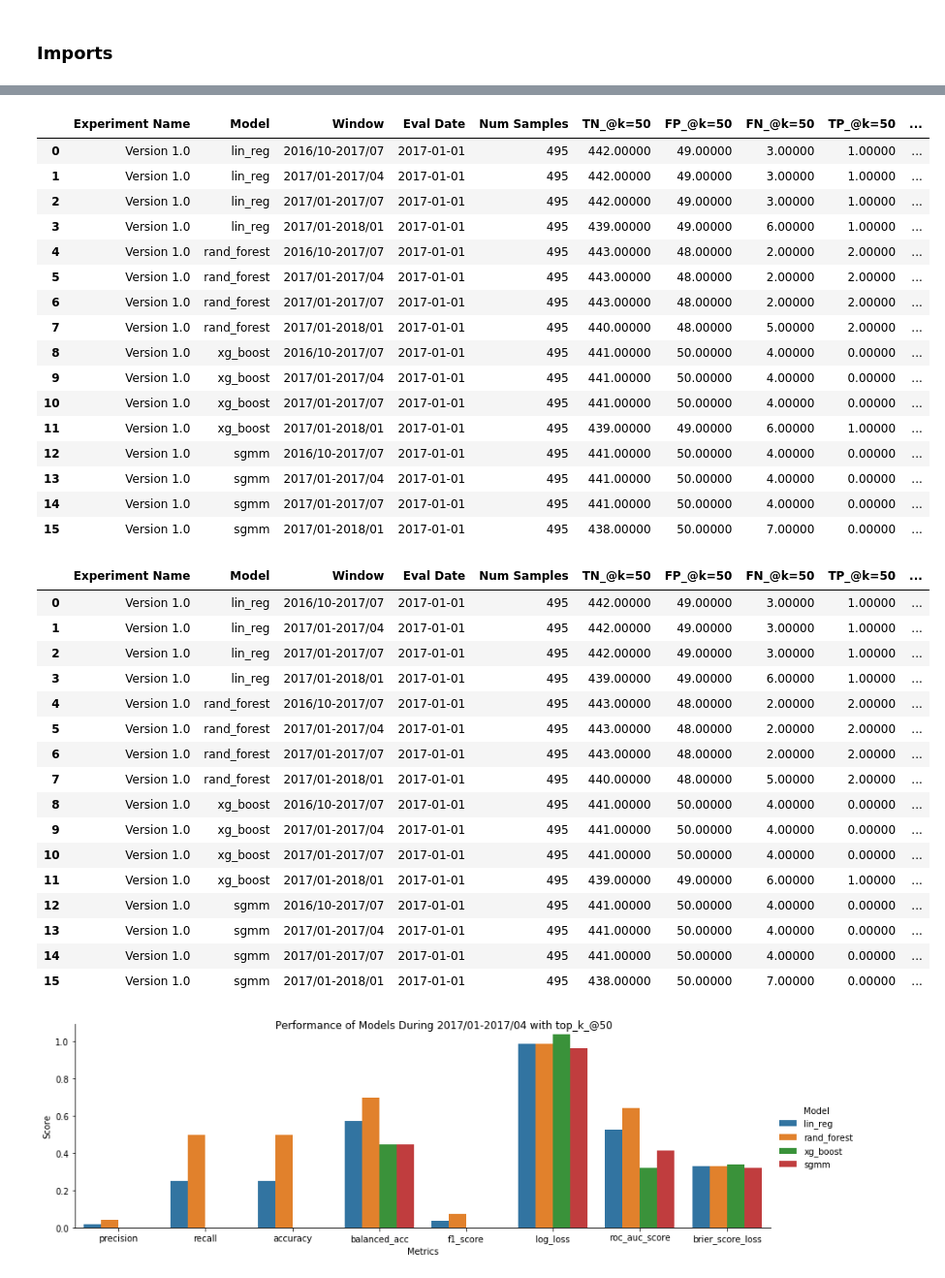
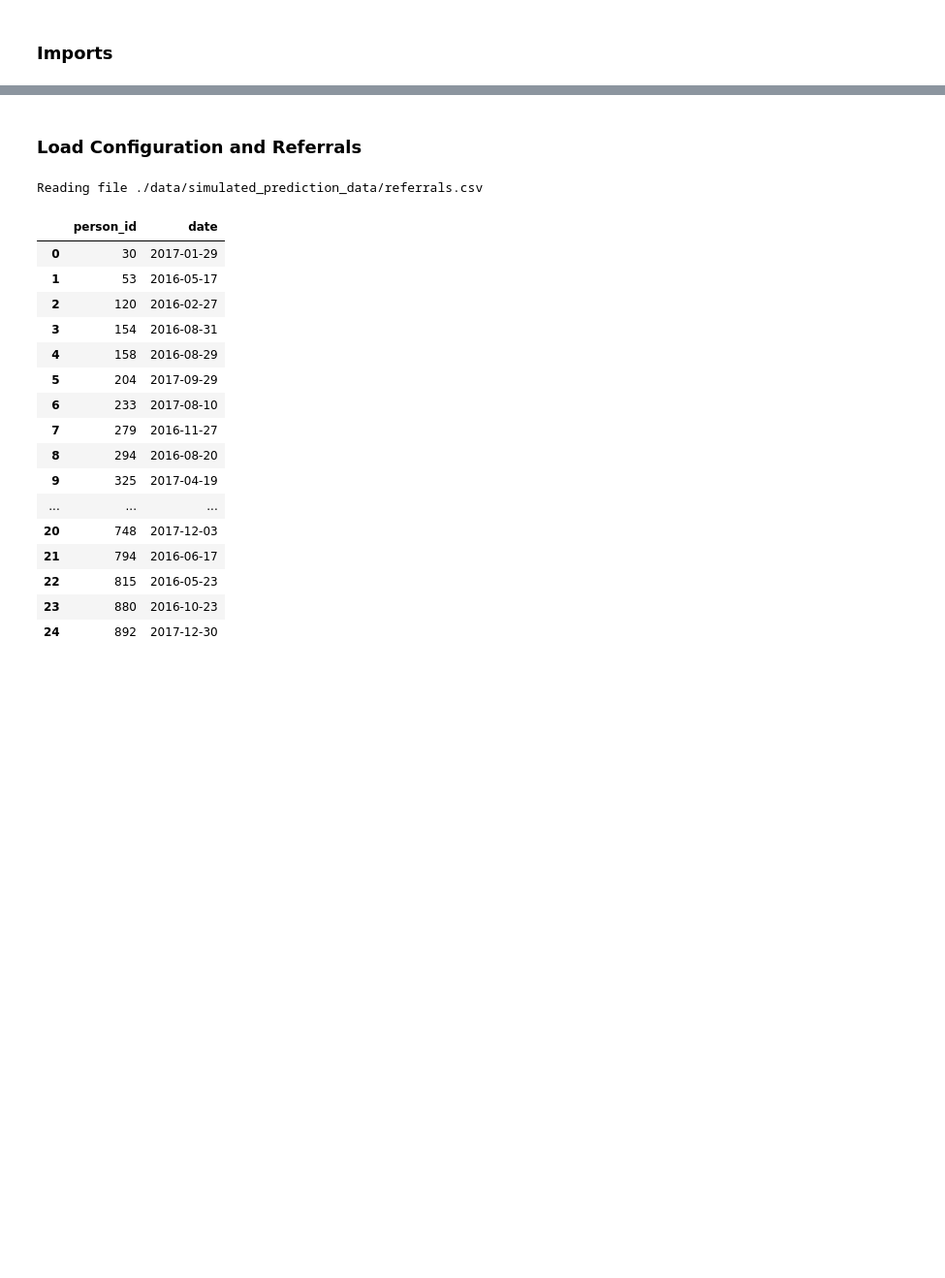
Before and after one commit to nafis-neehal/CDPHP_Evaluation, a Jupyter notebook: Evaluation.ipynb, the cells around one changed output, grey strips where cells are left out. Shown at 97% size. Saved outputs shown, nothing was run; the diff lists cells and outputs as text; code cells hidden in the pictures; blank space fills up the shorter version.

```diff
--- a/Evaluation.ipynb
+++ b/Evaluation.ipynb
@@ -36,46 +37,31 @@ generate_data=False
+# %% [markdown]
+### Load Configuration and Referrals
 # %%
-
-if __name__ == "__main__":
-    c_r, c_e, c_gen, c_aws, c_visual, predictions=Helper.load_configuration(config_file, prediction_files)
-    if generate_data:
-        Synthetic.generate_synthetic_event_data(c_gen) #uncomment if you want to generate synthetic data
-        Synthetic.generate_synthetic_prediction_data(c_gen)   #uncomment if you want to generate synthetic data
-    for c_p in predictions:
-        all_model_evaluations = Evaluate.evaluate(c_p, c_r, c_e)
-        Present.present_evaluation(c_p, c_r, c_e, c_visual, all_model_evaluations)
+#Load Configuration
+c_r, c_e, c_gen, c_aws, c_visual, predictions=Helper.load_configuration(config_file, prediction_files)
+#Generate Data (if required)
+if generate_data:
+    Synthetic.generate_synthetic_event_data(c_gen) #uncomment if you want to generate synthetic data
+    Synthetic.generate_synthetic_prediction_data(c_gen)   #uncomment if you want to generate synthetic data
+#Load Referral Data
+referrals=Helper.read_file(directory=c_r['dir'],file=c_r['file'],file_format=c_r['file_format'],aws=c_r['aws'],bucket= c_r['bucket'])
+referrals
 # %% [output]
+Reading file ./data/simulated_prediction_data/referrals.csv
-|  | Experiment Name | Model | Window | Eval Date | Num Samples | TN_@k=50 | FP_@k=50 | FN_@k=50 | TP_@k=50 | ... |
-| 0 | Version 1.0 | lin_reg | 2016/10-2017/07 | 2017-01-01 | 495 | 442.00000 | 49.00000 | 3.00000 | 1.00000 | ... |
-| 1 | Version 1.0 | lin_reg | 2017/01-2017/04 | 2017-01-01 | 495 | 442.00000 | 49.00000 | 3.00000 | 1.00000 | ... |
-| 2 | Version 1.0 | lin_reg | 2017/01-2017/07 | 2017-01-01 | 495 | 442.00000 | 49.00000 | 3.00000 | 1.00000 | ... |
-| 3 | Version 1.0 | lin_reg | 2017/01-2018/01 | 2017-01-01 | 495 | 439.00000 | 49.00000 | 6.00000 | 1.00000 | ... |
-| 4 | Version 1.0 | rand_forest | 2016/10-2017/07 | 2017-01-01 | 495 | 443.00000 | 48.00000 | 2.00000 | 2.00000 | ... |
-| 5 | Version 1.0 | rand_forest | 2017/01-2017/04 | 2017-01-01 | 495 | 443.00000 | 48.00000 | 2.00000 | 2.00000 | ... |
-| 6 | Version 1.0 | rand_forest | 2017/01-2017/07 | 2017-01-01 | 495 | 443.00000 | 48.00000 | 2.00000 | 2.00000 | ... |
-| 7 | Version 1.0 | rand_forest | 2017/01-2018/01 | 2017-01-01 | 495 | 440.00000 | 48.00000 | 5.00000 | 2.00000 | ... |
-| 8 | Version 1.0 | xg_boost | 2016/10-2017/07 | 2017-01-01 | 495 | 441.00000 | 50.00000 | 4.00000 | 0.00000 | ... |
-| 9 | Version 1.0 | xg_boost | 2017/01-2017/04 | 2017-01-01 | 495 | 441.00000 | 50.00000 | 4.00000 | 0.00000 | ... |
-| 10 | Version 1.0 | xg_boost | 2017/01-2017/07 | 2017-01-01 | 495 | 441.00000 | 50.00000 | 4.00000 | 0.00000 | ... |
-| 11 | Version 1.0 | xg_boost | 2017/01-2018/01 | 2017-01-01 | 495 | 439.00000 | 49.00000 | 6.00000 | 1.00000 | ... |
-| 12 | Version 1.0 | sgmm | 2016/10-2017/07 | 2017-01-01 | 495 | 441.00000 | 50.00000 | 4.00000 | 0.00000 | ... |
-| 13 | Version 1.0 | sgmm | 2017/01-2017/04 | 2017-01-01 | 495 | 441.00000 | 50.00000 | 4.00000 | 0.00000 | ... |
-| 14 | Version 1.0 | sgmm | 2017/01-2017/07 | 2017-01-01 | 495 | 441.00000 | 50.00000 | 4.00000 | 0.00000 | ... |
-| 15 | Version 1.0 | sgmm | 2017/01-2018/01 | 2017-01-01 | 495 | 438.00000 | 50.00000 | 7.00000 | 0.00000 | ... |
+|  | person_id | date |
+| 0 | 30 | 2017-01-29 |
+| 1 | 53 | 2016-05-17 |
+| 2 | 120 | 2016-02-27 |
+| 3 | 154 | 2016-08-31 |
+| 4 | 158 | 2016-08-29 |
+| 5 | 204 | 2017-09-29 |
+| 6 | 233 | 2017-08-10 |
+| 7 | 279 | 2016-11-27 |
+| 8 | 294 | 2016-08-20 |
+| 9 | 325 | 2017-04-19 |
+| ... | ... | ... |
+| 20 | 748 | 2017-12-03 |
+| 21 | 794 | 2016-06-17 |
+| 22 | 815 | 2016-05-23 |
+| 23 | 880 | 2016-10-23 |
+| 24 | 892 | 2017-12-30 |
-|  | Experiment Name | Model | Window | Eval Date | Num Samples | TN_@k=50 | FP_@k=50 | FN_@k=50 | TP_@k=50 | ... |
-| 0 | Version 1.0 | lin_reg | 2016/10-2017/07 | 2017-01-01 | 495 | 442.00000 | 49.00000 | 3.00000 | 1.00000 | ... |
-| 1 | Version 1.0 | lin_reg | 2017/01-2017/04 | 2017-01-01 | 495 | 442.00000 | 49.00000 | 3.00000 | 1.00000 | ... |
-| 2 | Version 1.0 | lin_reg | 2017/01-2017/07 | 2017-01-01 | 495 | 442.00000 | 49.00000 | 3.00000 | 1.00000 | ... |
-| 3 | Version 1.0 | lin_reg | 2017/01-2018/01 | 2017-01-01 | 495 | 439.00000 | 49.00000 | 6.00000 | 1.00000 | ... |
-| 4 | Version 1.0 | rand_forest | 2016/10-2017/07 | 2017-01-01 | 495 | 443.00000 | 48.00000 | 2.00000 | 2.00000 | ... |
-| 5 | Version 1.0 | rand_forest | 2017/01-2017/04 | 2017-01-01 | 495 | 443.00000 | 48.00000 | 2.00000 | 2.00000 | ... |
-| 6 | Version 1.0 | rand_forest | 2017/01-2017/07 | 2017-01-01 | 495 | 443.00000 | 48.00000 | 2.00000 | 2.00000 | ... |
-| 7 | Version 1.0 | rand_forest | 2017/01-2018/01 | 2017-01-01 | 495 | 440.00000 | 48.00000 | 5.00000 | 2.00000 | ... |
-| 8 | Version 1.0 | xg_boost | 2016/10-2017/07 | 2017-01-01 | 495 | 441.00000 | 50.00000 | 4.00000 | 0.00000 | ... |
-| 9 | Version 1.0 | xg_boost | 2017/01-2017/04 | 2017-01-01 | 495 | 441.00000 | 50.00000 | 4.00000 | 0.00000 | ... |
-| 10 | Version 1.0 | xg_boost | 2017/01-2017/07 | 2017-01-01 | 495 | 441.00000 | 50.00000 | 4.00000 | 0.00000 | ... |
-| 11 | Version 1.0 | xg_boost | 2017/01-2018/01 | 2017-01-01 | 495 | 439.00000 | 49.00000 | 6.00000 | 1.00000 | ... |
-| 12 | Version 1.0 | sgmm | 2016/10-2017/07 | 2017-01-01 | 495 | 441.00000 | 50.00000 | 4.00000 | 0.00000 | ... |
-| 13 | Version 1.0 | sgmm | 2017/01-2017/04 | 2017-01-01 | 495 | 441.00000 | 50.00000 | 4.00000 | 0.00000 | ... |
-| 14 | Version 1.0 | sgmm | 2017/01-2017/07 | 2017-01-01 | 495 | 441.00000 | 50.00000 | 4.00000 | 0.00000 | ... |
-| 15 | Version 1.0 | sgmm | 2017/01-2018/01 | 2017-01-01 | 495 | 438.00000 | 50.00000 | 7.00000 | 0.00000 | ... |
-[figure, removed]
```
Also changed, not shown: parts of 7 cells of this notebook, 3 other files.
